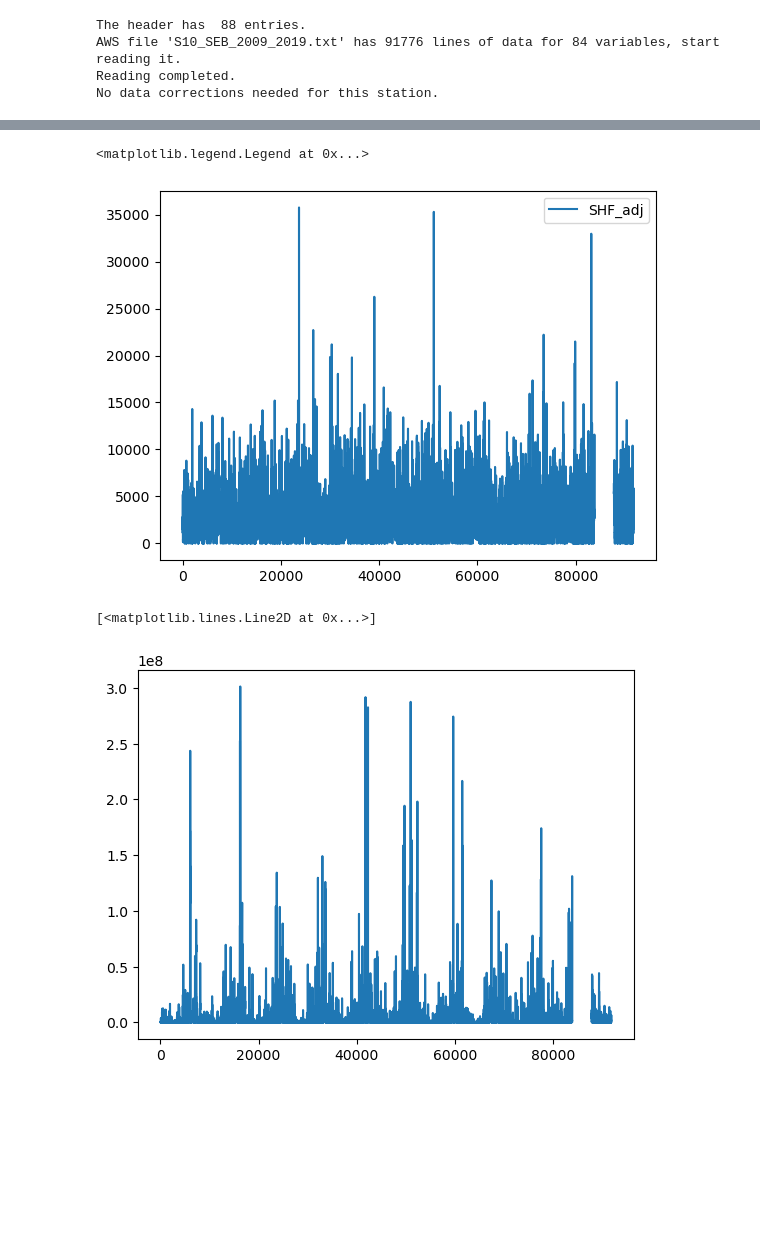
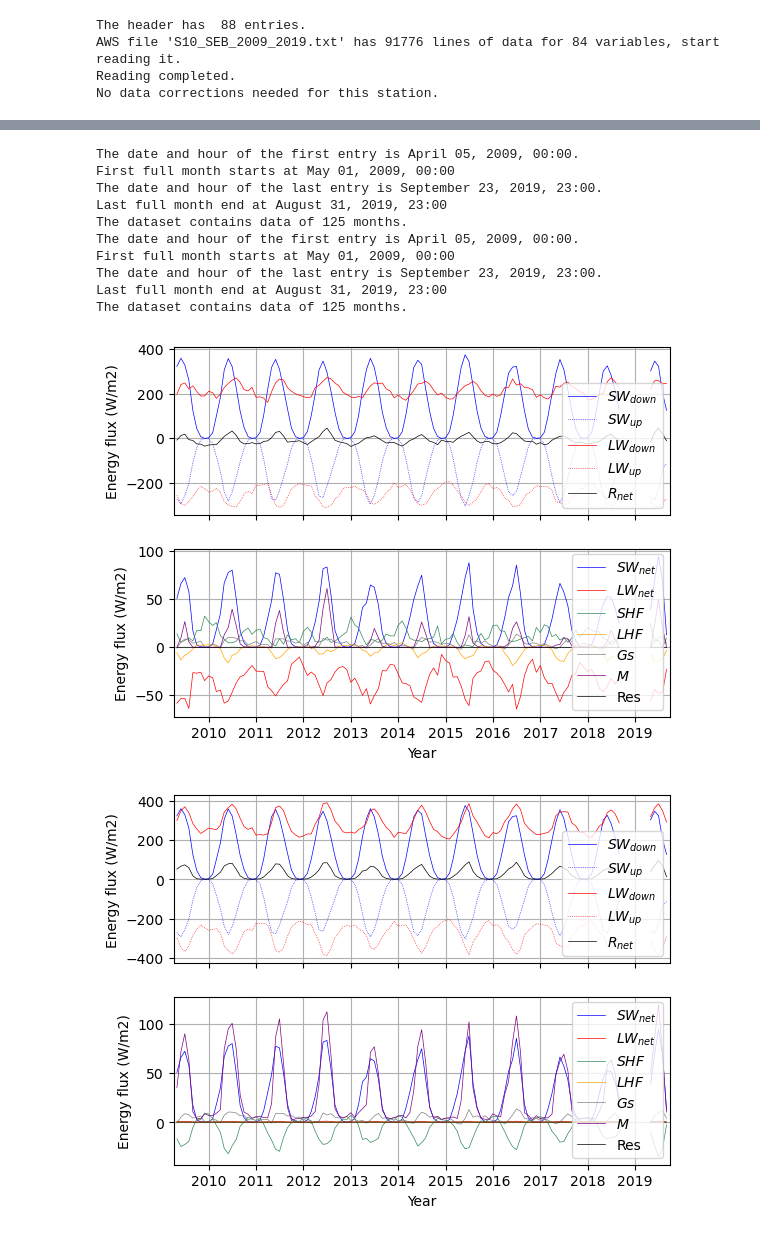
Before and after one commit to CLPHUU/IceAndClimate, a Jupyter notebook: Project_2/Project2_version2.ipynb, the cells around one changed output, grey strips where cells are left out. Cells and saved outputs as stored; diff of their text form; code cells hidden in the pictures; blank space fills up the shorter version.

```diff
--- a/Project_2/Project2_version2.ipynb
+++ b/Project_2/Project2_version2.ipynb
@@ -197,7 +199,0 @@ plt.legend()
-# %%
-plt.plot(melt_dict_fluxes['SHF_adj'], label='SHF_adj')
-# plt.plot(melt_dict_fluxes['LHF_adj'], label='LHF_adj')
-plt.legend()
-# %% [output]
-<matplotlib.legend.Legend at 0x...>
-[figure, removed]
@@ -364,7 +199,0 @@ arr = sebc.fetch_SEB(LWadjdown=LWadjdown, dT=1,get_Fluxes=True)
-# %%
-# plt.plot(arr['Melt'])
-# plt.plot(arr['Res'])
-plt.plot(arr['SHF_adj'])
-# %% [output]
-[<matplotlib.lines.Line2D at 0x...>]
-[figure, removed]
@@ -370,0 +242,17 @@ plt.plot(arr['SHF_adj'])
+# %%
+plotter = FluxPlotter(SEBdata)
+plotter.plot_fluxes(SHF=SEB.SHF_initial,SWdown=SEB.SWdown,SWup=SEB.SWup,SWnet=SEB.SWnet,LWdown=SEB.LWdown,LWup=SEB.LWup,LWnet=SEB.LWnet_model,LHF=SEB.LHF_initial,Gs=SEB.G,MeltS=SEB.melt_initial,Residu=SEB.res_initial)
+plotter.plot_fluxes(SHF=melt_dict_fluxes['SHF_adj'], SWdown=SEB.SWdown,SWup=SEB.SWup,SWnet=SEB.SWnet,LWdown=melt_dict_fluxes['LW_adj_down'], LWup=-1*np.array(melt_dict_fluxes['LW_adj_up']),LWnet=netLW,LHF=melt_dict_fluxes['LHF_adj'],Gs=SEB.G,MeltS=melt_dict_fluxes['Melt'],Residu=melt_dict_fluxes['Res'])
+# %% [output]
+The date and hour of the first entry is April 05, 2009, 00:00.
+First full month starts at May 01, 2009, 00:00
+The date and hour of the last entry is September 23, 2019, 23:00.
+Last full month end at August 31, 2019, 23:00
+The dataset contains data of 125 months.
+The date and hour of the first entry is April 05, 2009, 00:00.
+First full month starts at May 01, 2009, 00:00
+The date and hour of the last entry is September 23, 2019, 23:00.
+Last full month end at August 31, 2019, 23:00
+The dataset contains data of 125 months.
+[figure, added]
+[figure, added]
```
Also changed, not shown: parts of 13 cells of this notebook.
